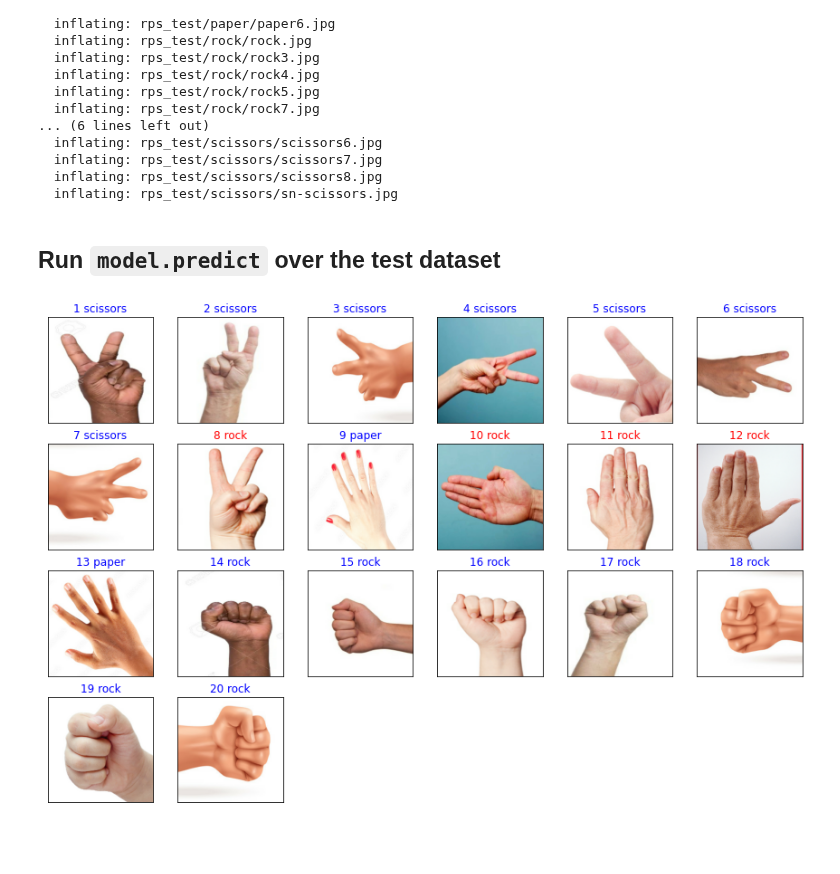
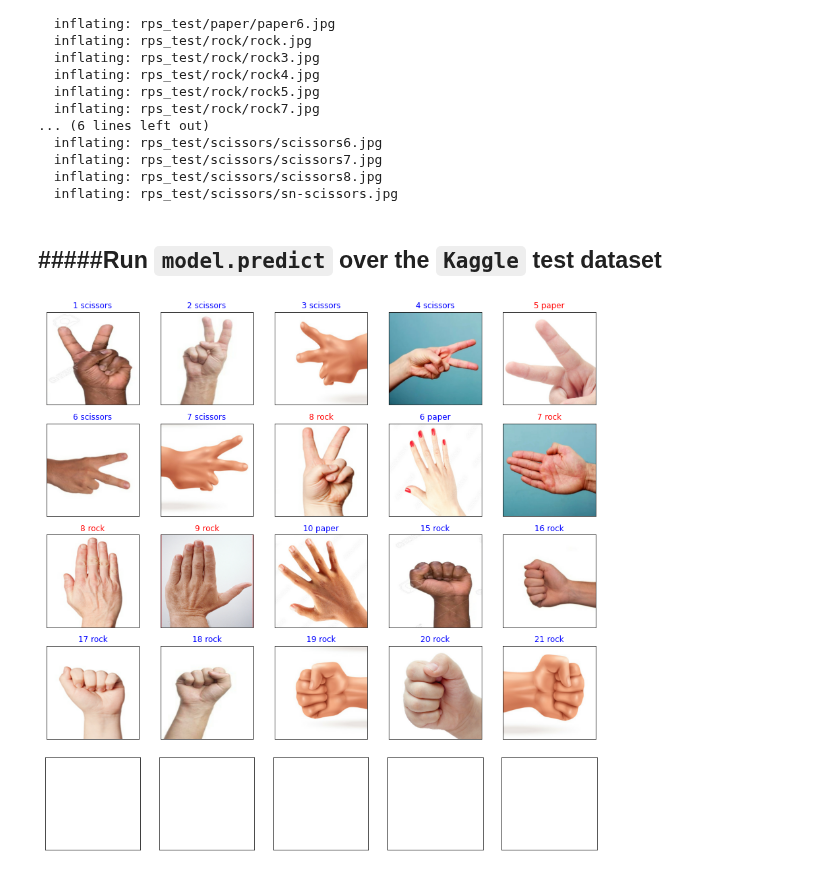
Before and after one commit to ronen-halevy/ai-notebooks, a Jupyter notebook: image-classification/Building_Tensorflow_Image_Input_Pipeline_Part_1_Using_tf_data.ipynb, the cells around one changed output. Cells and saved outputs as stored; diff of their text form; code cells hidden in the pictures; blank space fills up the shorter version.

```diff
--- a/image-classification/Building_Tensorflow_Image_Input_Pipeline_Part_1_Using_tf_data.ipynb
+++ b/image-classification/Building_Tensorflow_Image_Input_Pipeline_Part_1_Using_tf_data.ipynb
@@ -573,0 +597,20 @@ The train model will now be tested with test data.
+# %%
+image_batch, labels_batch = next(iter(test_ds))
+results = model.predict(image_batch)
+
+fig, axes = plt.subplots(nrows=6, ncols=6, sharex=True)
+fig.set_figheight(20)
+fig.set_figwidth(20)
+
+plt.setp(plt.gcf().get_axes(), xticks=[], yticks=[]);
+
+for  idx, (image, label, result) in enumerate(zip(image_batch, labels_batch, results)):
+  axes.flat[idx].imshow(image)
+  axes.flat[idx].set_xticks([])
+  axes.flat[idx].set_yticks([])
+  error = False if np.argmax(result) == label else True
+  color = 'red' if error else 'blue'
+  axes.flat[idx].set_title("{} {}".format(idx + 1,
+                                          class_names[np.argmax(result)]),
+                           color=color
+  )
@@ -631,40 +687,40 @@ Archive:  rps-test.zip
   inflating: rps_test/scissors/scissors8.jpg
   inflating: rps_test/scissors/sn-scissors.jpg
 # %% [markdown]
-**Run `model.predict` over the test dataset**
+#####**Run `model.predict` over the `Kaggle` test dataset**
 ---
 # %%
-def do_prediction(image_folder):
-    class_name=[]
-    fig = plt.figure()
-    fig.set_figheight(15)
-    fig.set_figwidth(15)
+fig, axes = plt.subplots(nrows=5, ncols=5, sharex=True)
 
-    for jdx, dir1 in enumerate(os.listdir(image_folder)):
-        files_in_dir = os.listdir(os.path.join(image_folder, dir1))
-        for idx, file in enumerate(files_in_dir):
-            cnt = idx + jdx * len(files_in_dir)
-            ax = fig.add_subplot(6, 6, cnt)
-            image= os.path.join(image_folder,dir1, file)
-            image = tf.io.read_file(image)
-            image = tf.io.decode_jpeg(image, channels=3)
-            image = tf.image.resize(image, (image_height,image_width))
-            image = tf.cast(image / 255., tf.float32)
-            ax.imshow(image)
-            image = tf.expand_dims(image, axis=0)
-            result=model.predict(tf.stack(image, axis=0))
+image_folder='rps_test'
+fig.set_figheight(15)
+fig.set_figwidth(15)
 
-            ax.set_xticks([])
-            ax.set_yticks([])
-            error = False if class_names[np.argmax(result)] == dir1 else True
-            color = 'red' if error else 'blue'
-            ax.set_title("{} {}"
-              .format(cnt, class_names[np.argmax(result)]), color=color
-            )
+cnt = 0
+plt.setp(plt.gcf().get_axes(), xticks=[], yticks=[]);
 
-    return
-img_folder='rps_test'
-do_prediction(img_folder)
+
+for jdx, dir1 in enumerate(os.listdir(image_folder)):
+    files_in_dir = os.listdir(os.path.join(image_folder, dir1))
+    for idx, file in enumerate(files_in_dir):
+
+      image= os.path.join(image_folder,dir1, file)
+      image = tf.io.read_file(image)
+      image = tf.io.decode_jpeg(image, channels=3)
+      image = tf.image.resize(image, (image_height,image_width))
+      image = tf.cast(image / 255., tf.float32)
+      axes.flat[cnt].imshow(image)
+      image = tf.expand_dims(image, axis=0)
+      result=model.predict(tf.stack(image, axis=0))
+
+      axes.flat[cnt].set_xticks([])
+      axes.flat[cnt].set_yticks([])
+      error = False if class_names[np.argmax(result)] == dir1 else True
+      color = 'red' if error else 'blue'
+      axes.flat[cnt].set_title("{} {}".format(jdx * len(files_in_dir) + idx + 1,
+          class_names[np.argmax(result)]), color=color
+      )
+      cnt+=1
 # %% [output]
-[figure, old version]
+[figure, new version]
 # %% [markdown]
```
Also changed, not shown: parts of 45 cells of this notebook.
